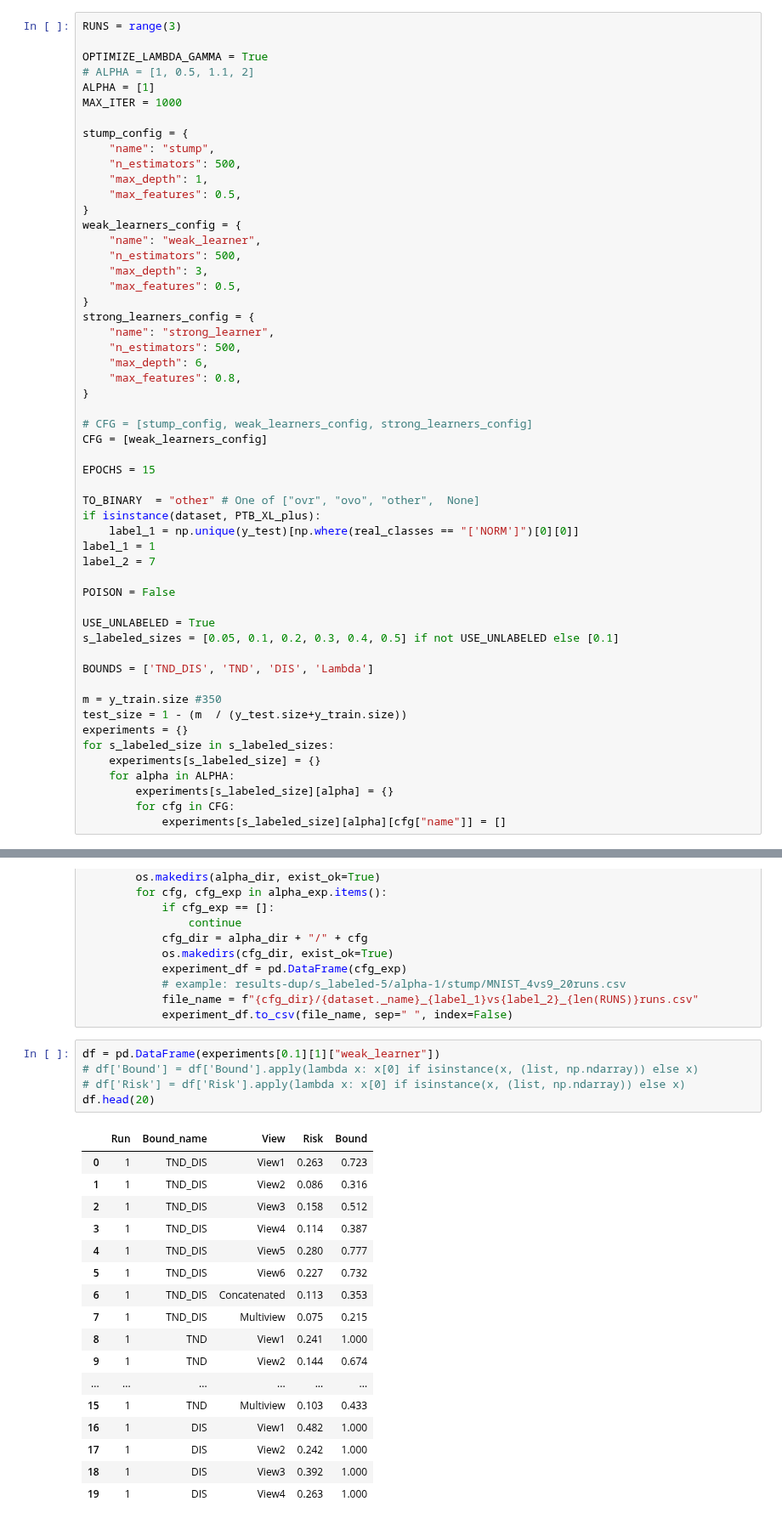
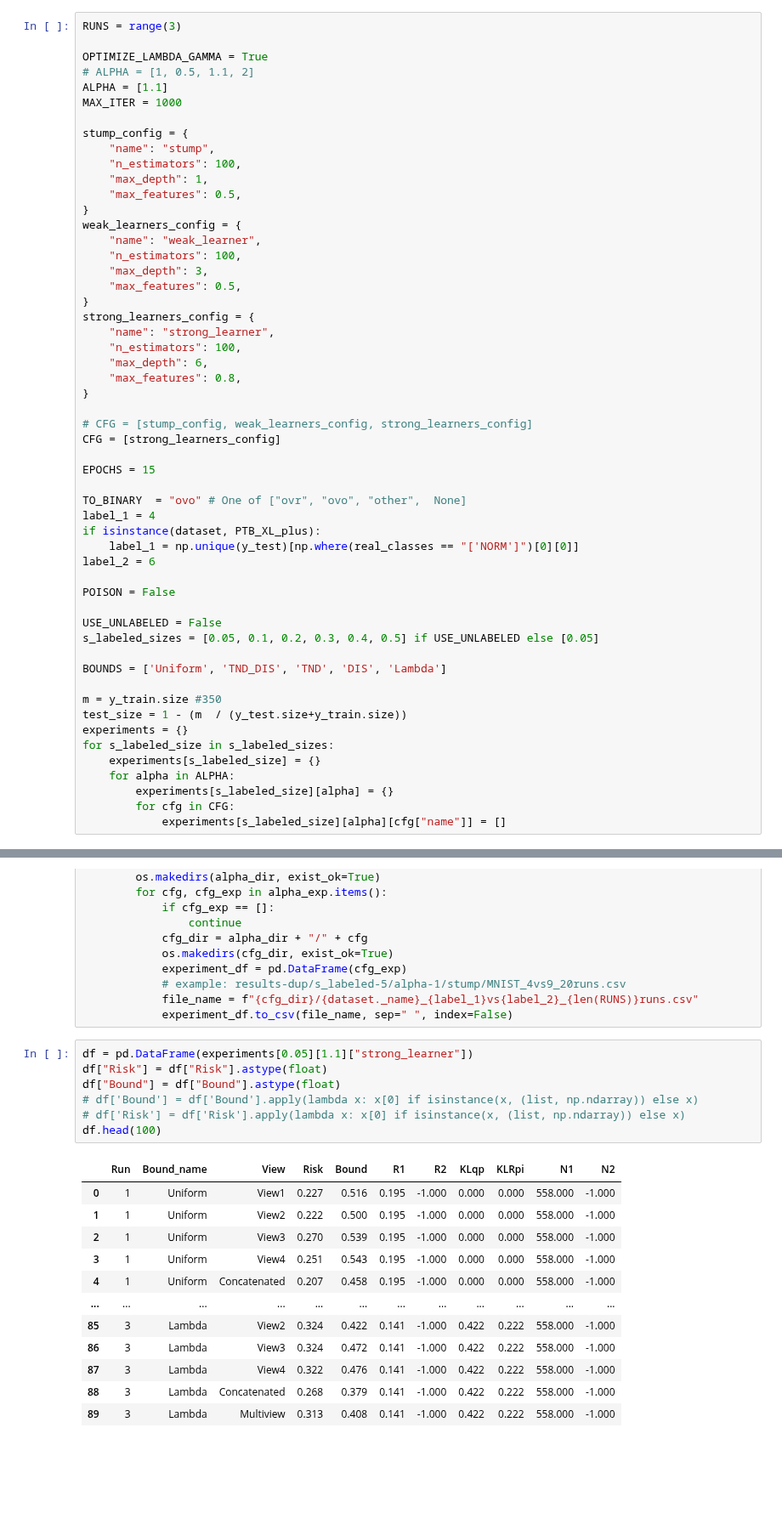
Before and after one commit to adidi24/Multi-View-Majority-Vote-Learning-Algorithms-Direct-Minimization-of-PAC-Bayesian-Bounds, a Jupyter notebook: empirical-evaluation-jupyter.ipynb, the cells around one changed output, grey strips where cells are left out. Shown at 85% size. Saved outputs shown, nothing was run; the diff lists cells and outputs as text; blank space fills up the shorter version.

```diff
--- a/empirical-evaluation-jupyter.ipynb
+++ b/empirical-evaluation-jupyter.ipynb
@@ -89,45 +88,45 @@ RUNS = range(3)
 
 OPTIMIZE_LAMBDA_GAMMA = True
 # ALPHA = [1, 0.5, 1.1, 2]
-ALPHA = [1]
+ALPHA = [1.1]
 MAX_ITER = 1000
 
 stump_config = {
     "name": "stump",
-    "n_estimators": 500,
+    "n_estimators": 100,
     "max_depth": 1,
     "max_features": 0.5,
 }
 weak_learners_config = {
     "name": "weak_learner",
-    "n_estimators": 500,
+    "n_estimators": 100,
     "max_depth": 3,
     "max_features": 0.5,
 }
 strong_learners_config = {
     "name": "strong_learner",
-    "n_estimators": 500,
+    "n_estimators": 100,
     "max_depth": 6,
     "max_features": 0.8,
 }
 
 # CFG = [stump_config, weak_learners_config, strong_learners_config]
-CFG = [weak_learners_config]
+CFG = [strong_learners_config]
 
 EPOCHS = 15
 
-TO_BINARY  = "other" # One of ["ovr", "ovo", "other",  None]
+TO_BINARY  = "ovo" # One of ["ovr", "ovo", "other",  None]
+label_1 = 4
 if isinstance(dataset, PTB_XL_plus):
     label_1 = np.unique(y_test)[np.where(real_classes == "['NORM']")[0][0]]
-label_1 = 1
-label_2 = 7
+label_2 = 6
 
 POISON = False
 
-USE_UNLABELED = True
-s_labeled_sizes = [0.05, 0.1, 0.2, 0.3, 0.4, 0.5] if not USE_UNLABELED else [0.1]
+USE_UNLABELED = False
+s_labeled_sizes = [0.05, 0.1, 0.2, 0.3, 0.4, 0.5] if USE_UNLABELED else [0.05]
 
-BOUNDS = ['TND_DIS', 'TND', 'DIS', 'Lambda']
+BOUNDS = ['Uniform', 'TND_DIS', 'TND', 'DIS', 'Lambda']
 
 m = y_train.size #350
 test_size = 1 - (m  / (y_test.size+y_train.size))
@@ -347,25 +368,22 @@ for s_labeled_size, size_exp in experiments.items():
             file_name = f"{cfg_dir}/{dataset._name}_{label_1}vs{label_2}_{len(RUNS)}runs.csv"
             experiment_df.to_csv(file_name, sep=" ", index=False)
 # %%
-df = pd.DataFrame(experiments[0.1][1]["weak_learner"])
+df = pd.DataFrame(experiments[0.05][1.1]["strong_learner"])
+df["Risk"] = df["Risk"].astype(float)
+df["Bound"] = df["Bound"].astype(float)
 # df['Bound'] = df['Bound'].apply(lambda x: x[0] if isinstance(x, (list, np.ndarray)) else x)
 # df['Risk'] = df['Risk'].apply(lambda x: x[0] if isinstance(x, (list, np.ndarray)) else x)
-df.head(20)
+df.head(100)
 # %% [output]
-|  | Run | Bound_name | View | Risk | Bound |
-| 0 | 1 | TND_DIS | View1 | 0.263 | 0.723 |
-| 1 | 1 | TND_DIS | View2 | 0.086 | 0.316 |
-| 2 | 1 | TND_DIS | View3 | 0.158 | 0.512 |
-| 3 | 1 | TND_DIS | View4 | 0.114 | 0.387 |
-| 4 | 1 | TND_DIS | View5 | 0.280 | 0.777 |
-| 5 | 1 | TND_DIS | View6 | 0.227 | 0.732 |
-| 6 | 1 | TND_DIS | Concatenated | 0.113 | 0.353 |
-| 7 | 1 | TND_DIS | Multiview | 0.075 | 0.215 |
-| 8 | 1 | TND | View1 | 0.241 | 1.000 |
-| 9 | 1 | TND | View2 | 0.144 | 0.674 |
-| ... | ... | ... | ... | ... | ... |
-| 15 | 1 | TND | Multiview | 0.103 | 0.433 |
-| 16 | 1 | DIS | View1 | 0.482 | 1.000 |
-| 17 | 1 | DIS | View2 | 0.242 | 1.000 |
-| 18 | 1 | DIS | View3 | 0.392 | 1.000 |
-| 19 | 1 | DIS | View4 | 0.263 | 1.000 |
+|  | Run | Bound_name | View | Risk | Bound | R1 | R2 | KLqp | KLRpi | N1 | N2 |
+| 0 | 1 | Uniform | View1 | 0.227 | 0.516 | 0.195 | -1.000 | 0.000 | 0.000 | 558.000 | -1.000 |
+| 1 | 1 | Uniform | View2 | 0.222 | 0.500 | 0.195 | -1.000 | 0.000 | 0.000 | 558.000 | -1.000 |
+| 2 | 1 | Uniform | View3 | 0.270 | 0.539 | 0.195 | -1.000 | 0.000 | 0.000 | 558.000 | -1.000 |
+| 3 | 1 | Uniform | View4 | 0.251 | 0.543 | 0.195 | -1.000 | 0.000 | 0.000 | 558.000 | -1.000 |
+| 4 | 1 | Uniform | Concatenated | 0.207 | 0.458 | 0.195 | -1.000 | 0.000 | 0.000 | 558.000 | -1.000 |
+| ... | ... | ... | ... | ... | ... | ... | ... | ... | ... | ... | ... |
+| 85 | 3 | Lambda | View2 | 0.324 | 0.422 | 0.141 | -1.000 | 0.422 | 0.222 | 558.000 | -1.000 |
+| 86 | 3 | Lambda | View3 | 0.324 | 0.472 | 0.141 | -1.000 | 0.422 | 0.222 | 558.000 | -1.000 |
+| 87 | 3 | Lambda | View4 | 0.322 | 0.476 | 0.141 | -1.000 | 0.422 | 0.222 | 558.000 | -1.000 |
+| 88 | 3 | Lambda | Concatenated | 0.268 | 0.379 | 0.141 | -1.000 | 0.422 | 0.222 | 558.000 | -1.000 |
+| 89 | 3 | Lambda | Multiview | 0.313 | 0.408 | 0.141 | -1.000 | 0.422 | 0.222 | 558.000 | -1.000 |
```
Also changed, not shown: parts of 19 cells of this notebook, 15 other files.
